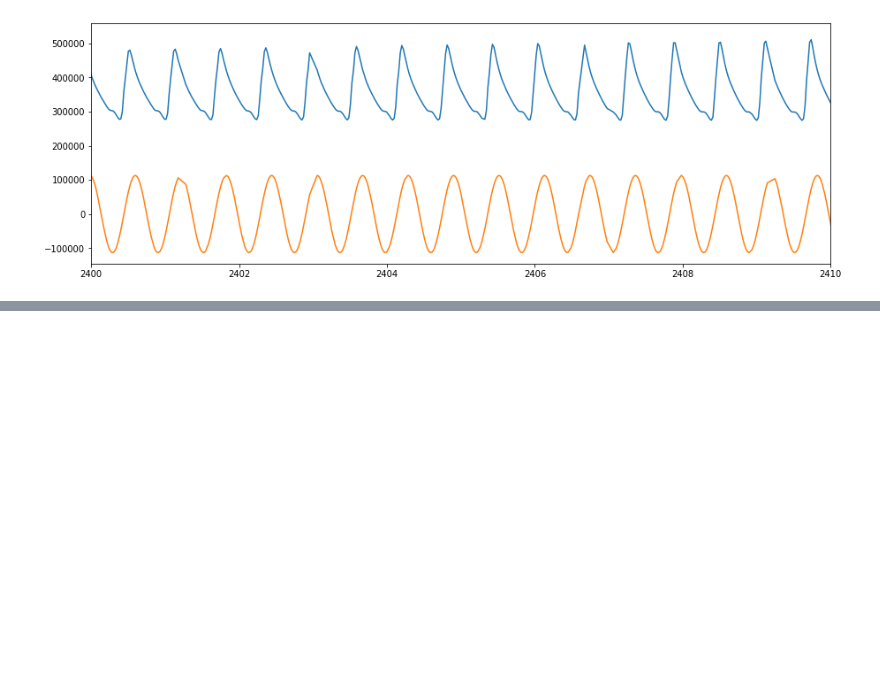
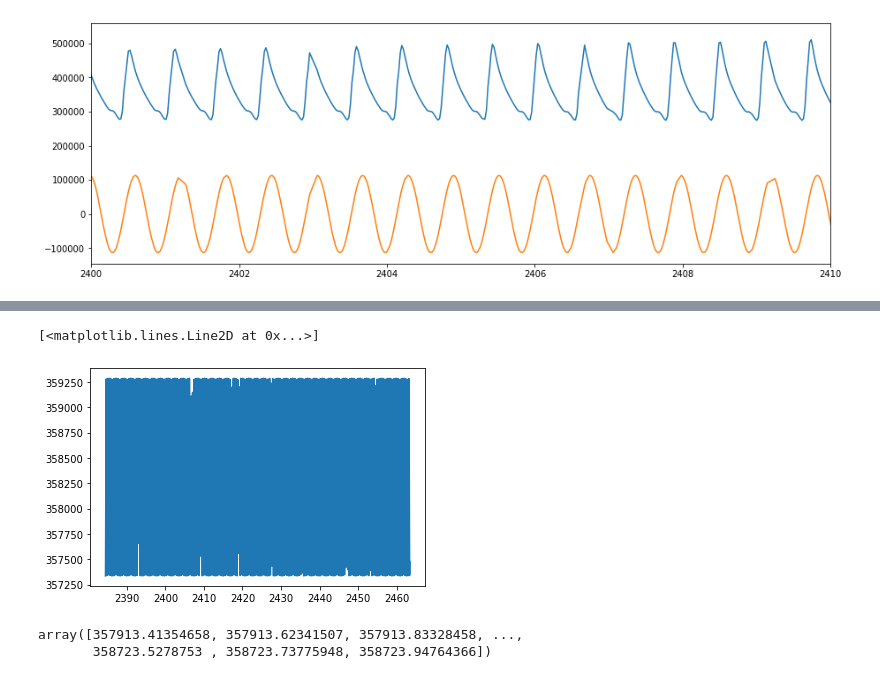
Before and after one commit to zabop/lcpics_by_campaign, a Jupyter notebook: noisefloorcalc.ipynb, the cells around one changed output, grey strips where cells are left out. Cells and saved outputs as stored; diff of their text form; code cells hidden in the pictures; blank space fills up the shorter version.

```diff
--- a/noisefloorcalc.ipynb
+++ b/noisefloorcalc.ipynb
@@ -113,0 +184,10 @@ y_fit = LombScargle(t, y, dy).model(t_fit, best_frequency)
+# %%
+plt.plot(ourstar.massaapbjd,sinfit)
+# %% [output]
+[<matplotlib.lines.Line2D at 0x...>]
+[figure, added]
+# %%
+sinfit
+# %% [output]
+array([357913.41354658, 357913.62341507, 357913.83328458, ...,
+       358723.5278753 , 358723.73775948, 358723.94764366])
```
Also changed, not shown: parts of 20 cells of this notebook.
